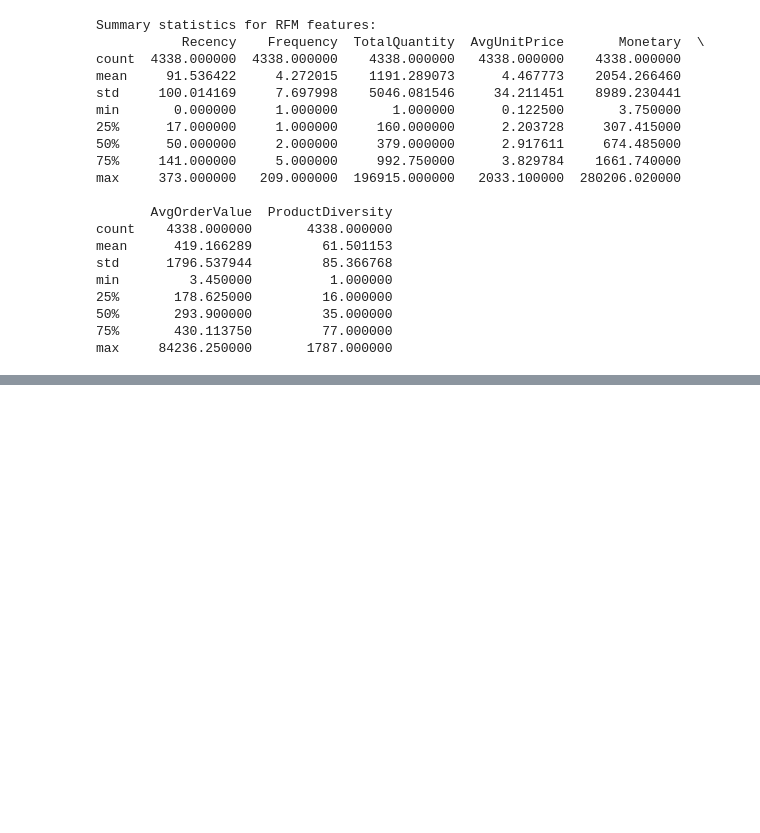
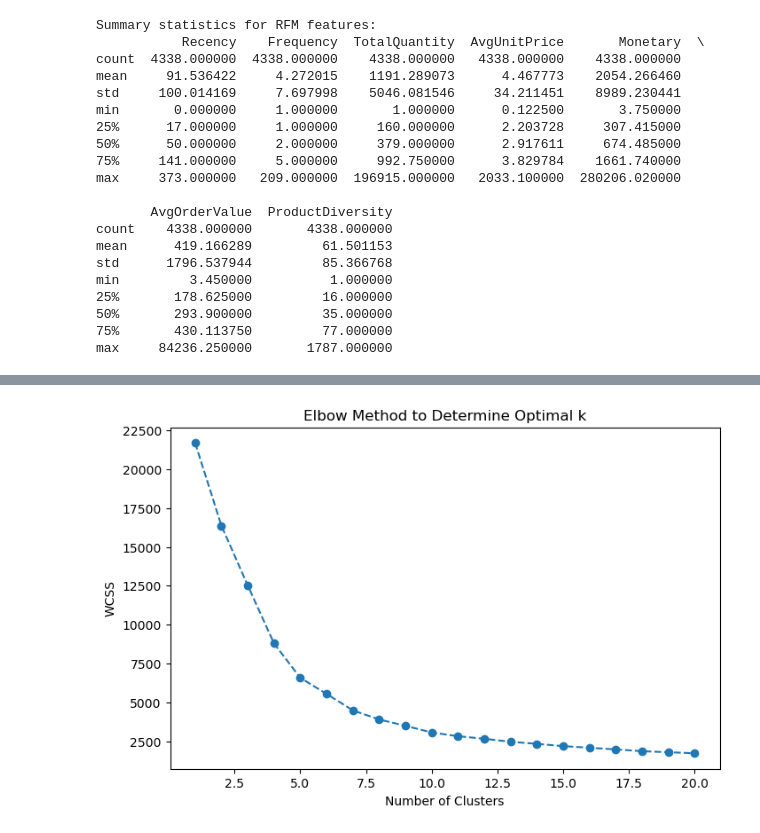
Before and after one commit to salmanizzu/customer-segmentation, a Jupyter notebook: customer.ipynb, the cells around one changed output, grey strips where cells are left out. Drawn from its saved outputs; the diff is of its cells as text; code cells hidden in the pictures; blank space fills up the shorter version.

```diff
--- a/customer.ipynb
+++ b/customer.ipynb
@@ -325,0 +341,31 @@ max     84236.250000       1787.000000
+# %%
+# Step 4: Customer Segmentation using K-Means
+
+# 1. Feature Scaling
+# Selecting RFM and additional features for clustering
+features = ['Recency', 'Frequency', 'Monetary', 'AvgOrderValue', 'ProductDiversity']
+X = rfm[features]
+
+# Scaling the features
+scaler = StandardScaler()
+X_scaled = scaler.fit_transform(X)
+# %%
+# 2. Determine Optimal Number of Clusters using the Elbow Method
+wcss = []
+for i in range(1, 21):
+    kmeans = KMeans(n_clusters=i, init='k-means++', max_iter=300, n_init=10, random_state=42)
+    kmeans.fit(X_scaled)
+    wcss.append(kmeans.inertia_)
+
+# Plotting the Elbow Method graph
+plt.figure(figsize=(8,5))
+plt.plot(range(1, 21), wcss, marker='o', linestyle='--')
+plt.title('Elbow Method to Determine Optimal k')
+plt.xlabel('Number of Clusters')
+plt.ylabel('WCSS')
+plt.show()
+
+# Based on the Elbow plot, choose the optimal number of clusters (e.g., k=4 or 5)
+optimal_clusters = 4  # This will be determined from the elbow plot
+# %% [output]
+[figure, added]
```
Also changed, not shown: parts of 11 cells of this notebook, 1 other file.
